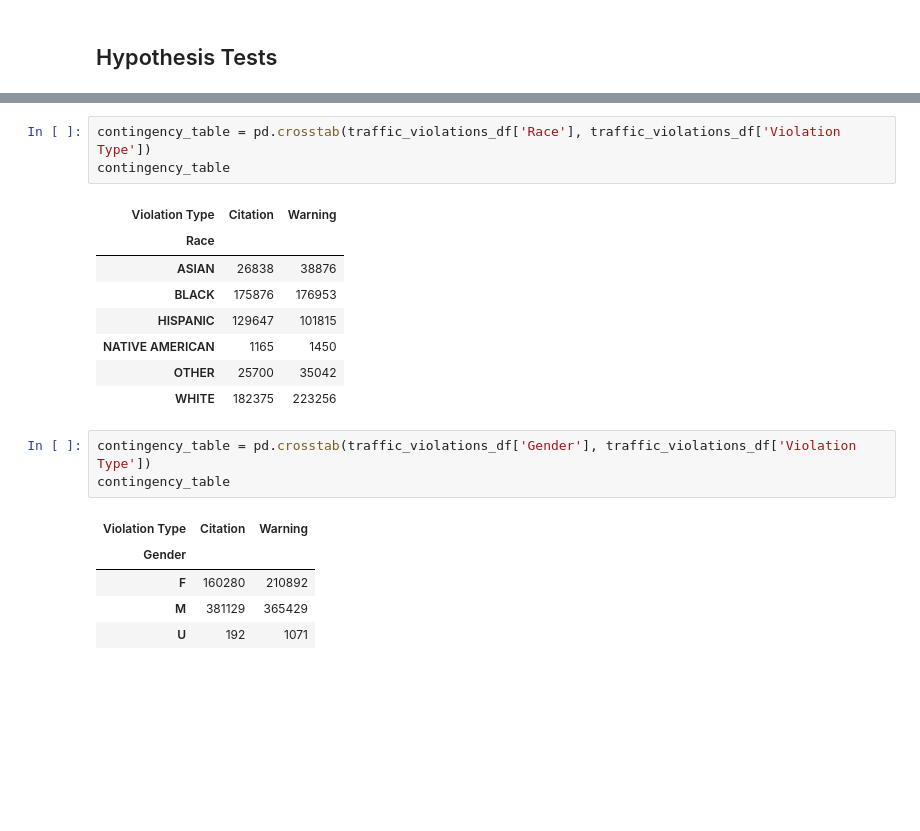
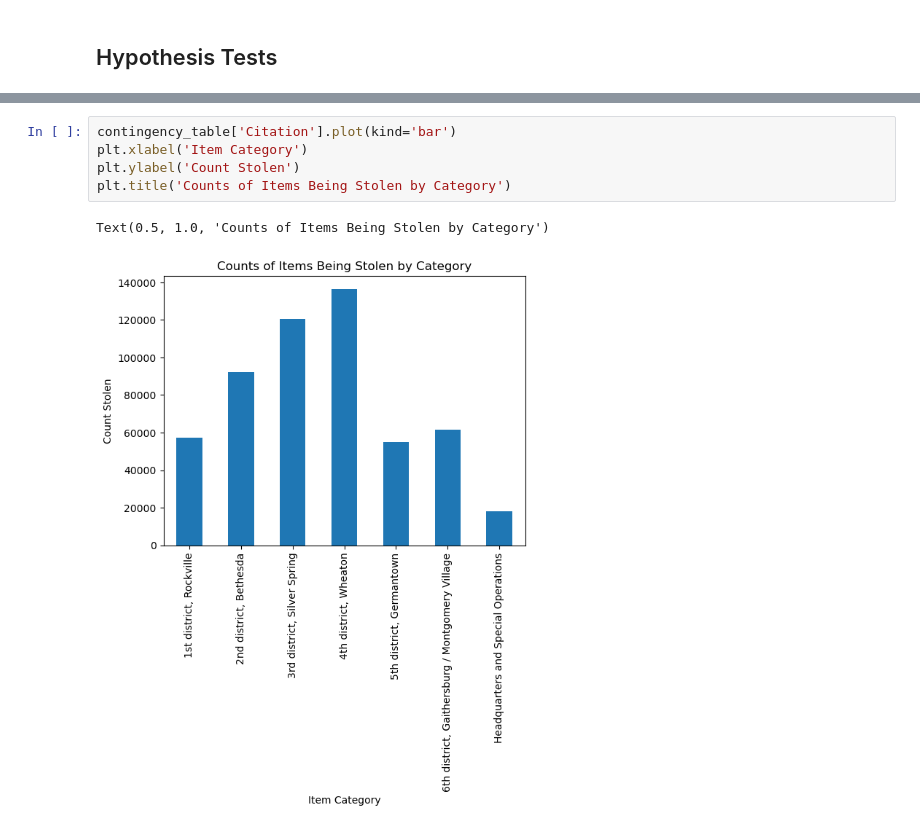
Before and after one commit to Yilalu/CMSC320project, a Jupyter notebook: CMSC320_Final_Project.ipynb, the cells around one changed output, grey strips where cells are left out. Saved outputs shown, nothing was run; the diff lists cells and outputs as text; blank space fills up the shorter version.

```diff
--- a/CMSC320_Final_Project.ipynb
+++ b/CMSC320_Final_Project.ipynb
@@ -359,21 +373,8 @@ contingency_table
-# %%
-contingency_table = pd.crosstab(traffic_violations_df['Race'], traffic_violations_df['Violation Type'])
-contingency_table
-# %% [output]
-| Violation Type | Citation | Warning |
-| Race |  |  |
-| ASIAN | 26838 | 38876 |
-| BLACK | 175876 | 176953 |
-| HISPANIC | 129647 | 101815 |
-| NATIVE AMERICAN | 1165 | 1450 |
-| OTHER | 25700 | 35042 |
-| WHITE | 182375 | 223256 |
-# %%
-contingency_table = pd.crosstab(traffic_violations_df['Gender'], traffic_violations_df['Violation Type'])
-contingency_table
-# %% [output]
-| Violation Type | Citation | Warning |
-| Gender |  |  |
-| F | 160280 | 210892 |
-| M | 381129 | 365429 |
-| U | 192 | 1071 |
+# %%
+contingency_table['Citation'].plot(kind='bar')
+plt.xlabel('Item Category')
+plt.ylabel('Count Stolen')
+plt.title('Counts of Items Being Stolen by Category')
+# %% [output]
+Text(0.5, 1.0, 'Counts of Items Being Stolen by Category')
+[figure, added]
```
Also changed, not shown: parts of 9 cells of this notebook.
